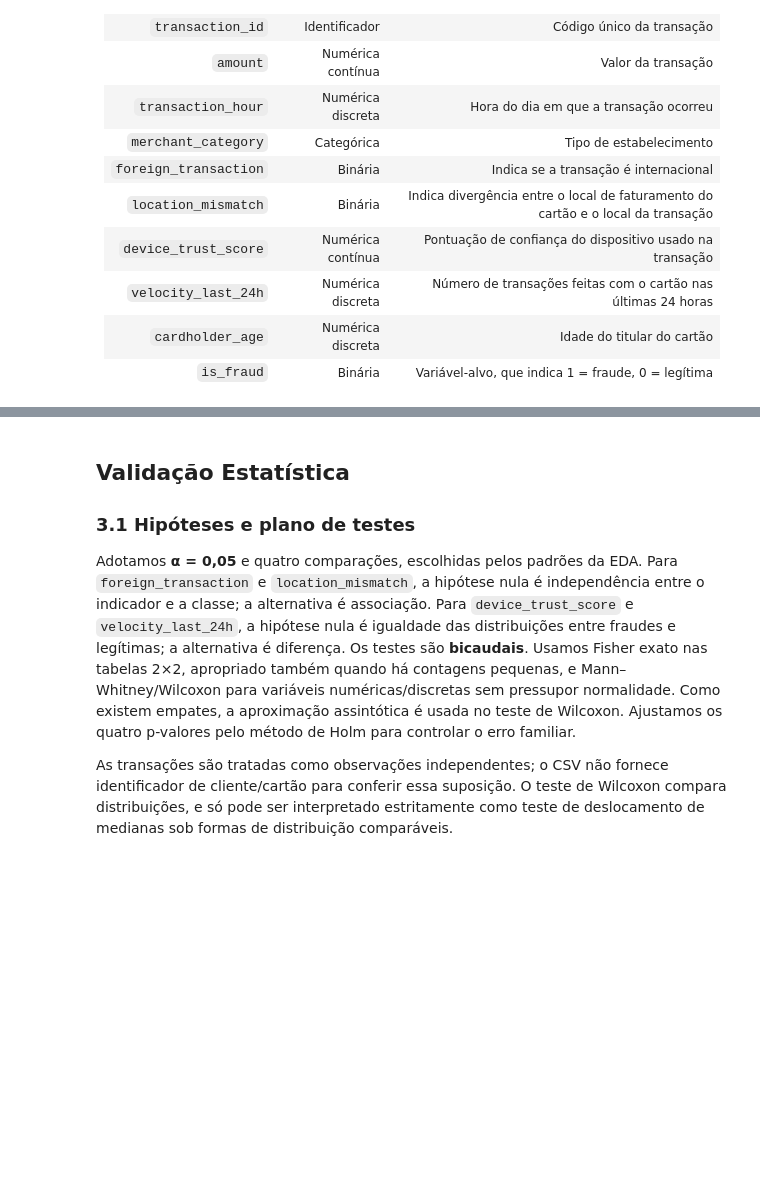
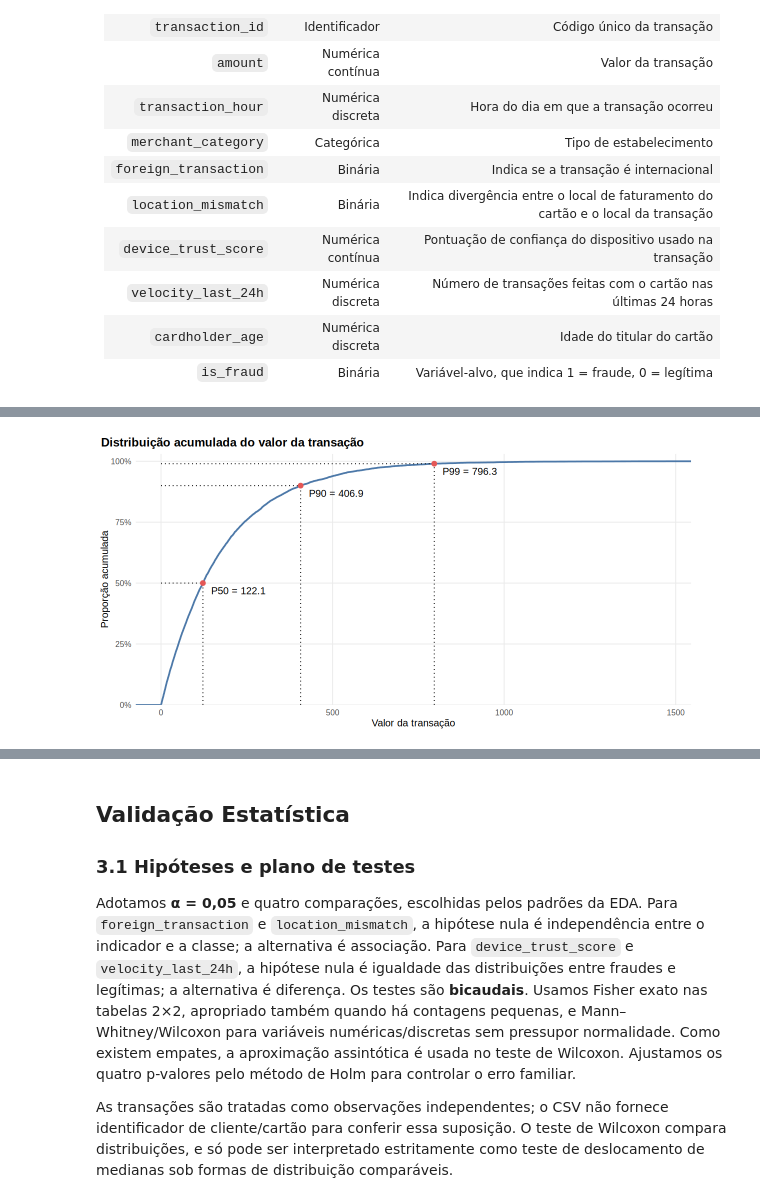
Before and after one commit to luiseduaardo/credit-card-fraud-detection, a Jupyter notebook: analysis.ipynb, the cells around one changed output, grey strips where cells are left out. Cells and saved outputs as stored; diff of their text form; code cells hidden in the pictures; blank space fills up the shorter version.

```diff
--- a/analysis.ipynb
+++ b/analysis.ipynb
@@ -285,0 +516,16 @@ No conjunto analisado, a taxa de fraude é **8,38%** nas transações internacio
+# %%
+pontos <- data.frame(prob = c(0.50, 0.90, 0.99),
+                     valor = quantile(dados$amount, c(0.50, 0.90, 0.99), names = FALSE))
+
+ggplot(dados, aes(amount)) +
+  stat_ecdf(geom = "step", color = "#4C78A8", linewidth = 1) +
+  geom_segment(data = pontos, aes(x = 0, xend = valor, y = prob, yend = prob), linetype = "dotted") +
+  geom_segment(data = pontos, aes(x = valor, xend = valor, y = 0, yend = prob), linetype = "dotted") +
+  geom_point(data = pontos, aes(valor, prob), color = "#E45756", size = 2.5) +
+  geom_text(data = pontos, aes(valor, prob, label = paste0("P", prob * 100, " = ", round(valor, 1))),
+            hjust = -0.15, vjust = 1.6) +
+  scale_y_continuous(labels = scales::percent, expand = expansion(mult = c(0, 0.03))) +
+  labs(title = "Distribuição acumulada do valor da transação",
+       x = "Valor da transação", y = "Proporção acumulada")
+# %% [output]
+[figure, added]
```
Also changed, not shown: parts of 95 cells of this notebook.
